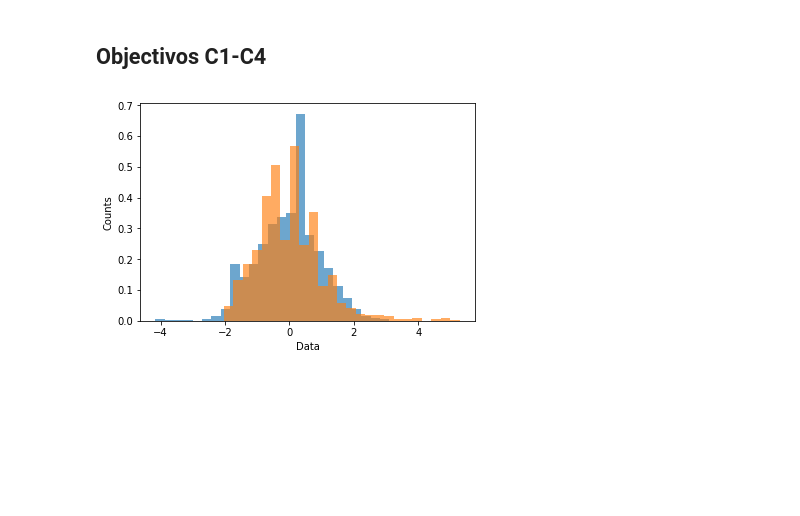
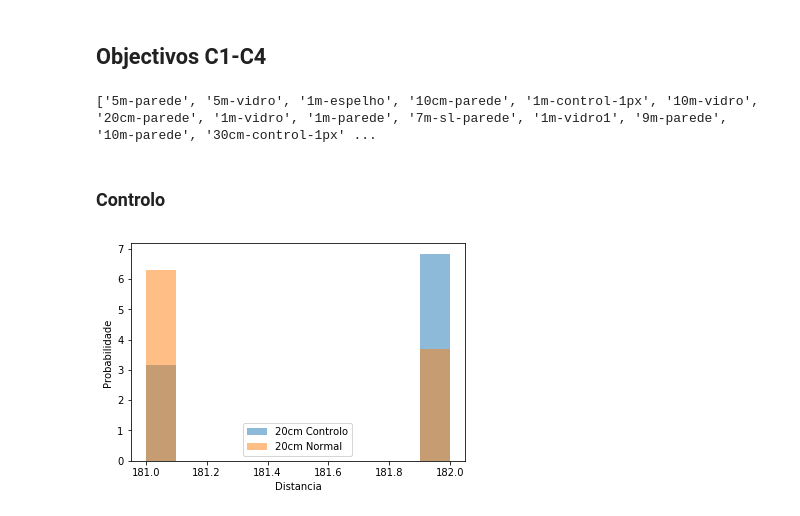
Before and after one commit to ROS-Force/NavCAM-Contest, a Jupyter notebook: Resultados/Scripts/First_Objectives.ipynb, the cells around one changed output. Saved outputs shown, nothing was run; the diff lists cells and outputs as text; code cells hidden in the pictures; blank space fills up the shorter version.

```diff
--- a/Resultados/Scripts/First_Objectives.ipynb
+++ b/Resultados/Scripts/First_Objectives.ipynb
@@ -21,7 +21,9 @@ concatenated_df   = pd.concat(df_from_each_file, ignore_index=True, axis=1)
 
 concatenated_df.columns = col_names
 
-#print(col_names)
+print(col_names)
+# %% [output]
+['5m-parede', '5m-vidro', '1m-espelho', '10cm-parede', '1m-control-1px', '10m-vidro', '20cm-parede', '1m-vidro', '1m-parede', '7m-sl-parede', '1m-vidro1', '9m-parede', '10m-parede', '30cm-control-1px' ...
 # %%
 #Data pre-processing
 
@@ -37,14 +39,15 @@ def standardizeData(df):
 
 
 std_df = standardizeData(concatenated_df) #DataFrame com os dados "standardizados"
-# %%
-#concatenated_df.hist(bins=30)
-#std_df.plot.hist(bins=20, alpha=0.5)
-
-#concatenated_df["1m-parede"].plot.hist(bins=30, alpha=0.5)
-plt.hist(std_df["1m-parede"].dropna(), bins=25, alpha=0.65, density=True)
-plt.hist(std_df["10m-parede"].dropna(), bins=25, alpha=0.65, density=True)
-plt.ylabel('Counts')
-plt.xlabel('Data');
-# %% [output]
-[figure, removed]
+# %% [markdown]
+### Controlo
+# %%
+#Situacao Controlo a 20cm
+
+plt.hist(concatenated_df["30cm-control-1px"].dropna(), bins=10, alpha=0.5, density=True, label="20cm Controlo")
+plt.hist(concatenated_df["20cm-parede"].dropna(), bins=10, alpha=0.5, density=True, label="20cm Normal")
+plt.legend()
+plt.ylabel('Probabilidade');
+plt.xlabel('Distancia');
+# %% [output]
+[figure, added]
```
Also changed, not shown: parts of 6 cells of this notebook, 4 other files.
